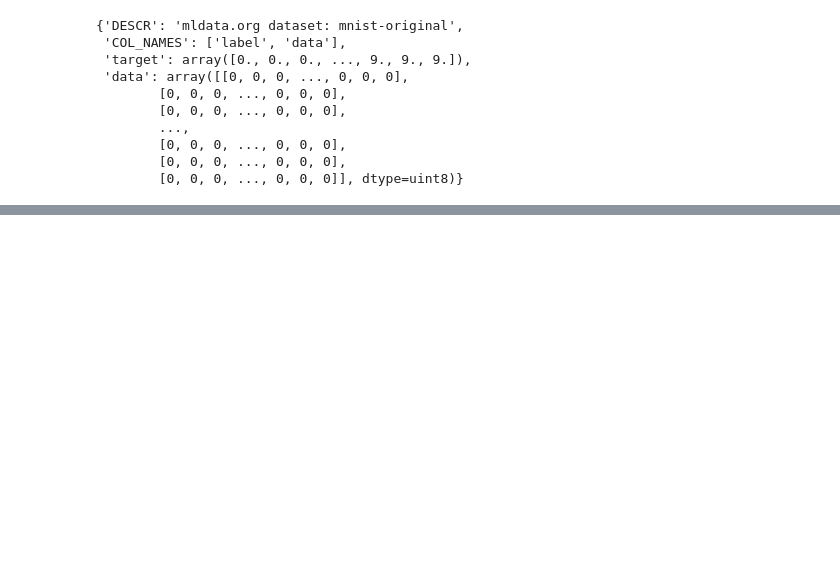
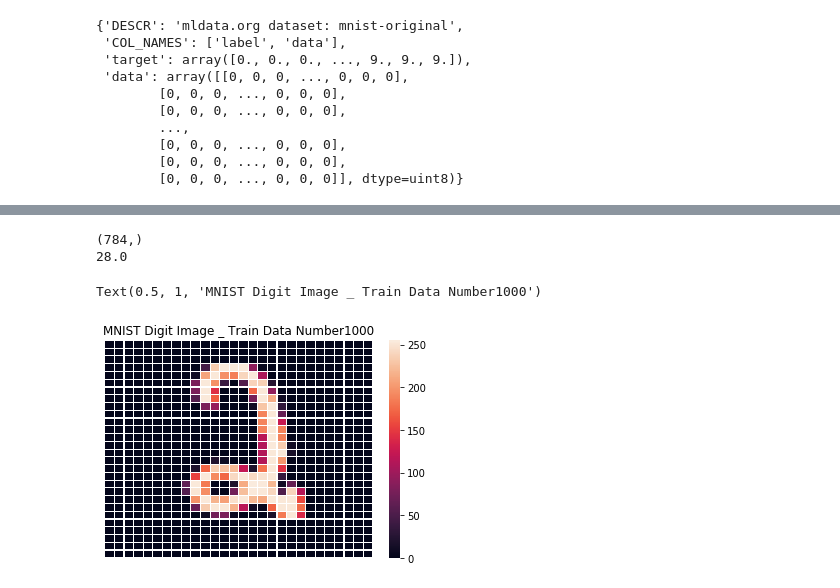
Before and after one commit to hanbinleejoy/anaconda-python, a Jupyter notebook: python_fundamental/ML_1_Machine_Learning.ipynb, the cells around one changed output, grey strips where cells are left out. Drawn from its saved outputs; the diff is of its cells as text; code cells hidden in the pictures; blank space fills up the shorter version.

```diff
--- a/python_fundamental/ML_1_Machine_Learning.ipynb
+++ b/python_fundamental/ML_1_Machine_Learning.ipynb
@@ -62,10 +71,17 @@ mnist
         [0, 0, 0, ..., 0, 0, 0],
         [0, 0, 0, ..., 0, 0, 0]], dtype=uint8)}
 # %%
+mnist = fetch_mldata('MNIST original')
 # test_size: 25%는 test로 나머지는 train 7:3 / 8:2
 # target과 data를 같이 넣어준다.
 # random_state: seed 번호 -> 이걸안해주면 돌릴때마다 결과값이 달라질 수 있다. (random으로 선택했을때 문제 없게하기 위해)
-(train_data, test_data, train_labels,test_labels)= train_test_split(np.array(mnist.data),mnist.target, test_size=0.25, random_state=1234)
+(train_data, test_data, train_labels,test_labels)= train_test_split(np.array(mnist.data),
+                                                                    mnist.target,
+                                                                    test_size=0.25,
+                                                                    random_state=1234)
 # 모의고사 문제지, 모의고사 정답지, 실전 문제지, 실전 정답지 4set로 나오게 된다.
 print(len(train_data))
 print(len(test_data))
+# train : 52500
+# tset : 17500
+# 3 : 1 비율로
@@ -71,0 +124,24 @@ print(len(test_data))
+# %%
+# 28 X 28 = 784
+# 784개로 이루어진 픽셀로 구성, 이것을 일차원 어레이 처리가 되어있는데 28x28 이미지로 show
+print(train_data[0].shape)
+print(np.sqrt(train_data[0].shape[0]))
+# %% [output]
+(784,)
+28.0
+# %%
+# 보고자 하는 데이터의 index
+idx = 1000
+image_data = train_data[idx]
+
+# 1차원이기 때문에 실제값을 계산하기 위해서는 1차원의 길이값 획득  & 이를 제곱근으로 변환
+tot_size = image_data.shape[0]
+one_size = int(np.sqrt(tot_size))
+
+# 그림으로 표현
+# 28 x 28 로 변환하는 작업
+sns.heatmap(np.reshape(image_data, (one_size, one_size)), linewidth=0.1, xticklabels=False, yticklabels=False)
+plt.title(str("MNIST Digit Image _ Train Data Number") + str(idx))
+# %% [output]
+Text(0.5, 1, 'MNIST Digit Image _ Train Data Number1000')
+[figure, added]
```
Also changed, not shown: parts of 35 cells of this notebook, 2 other files.
